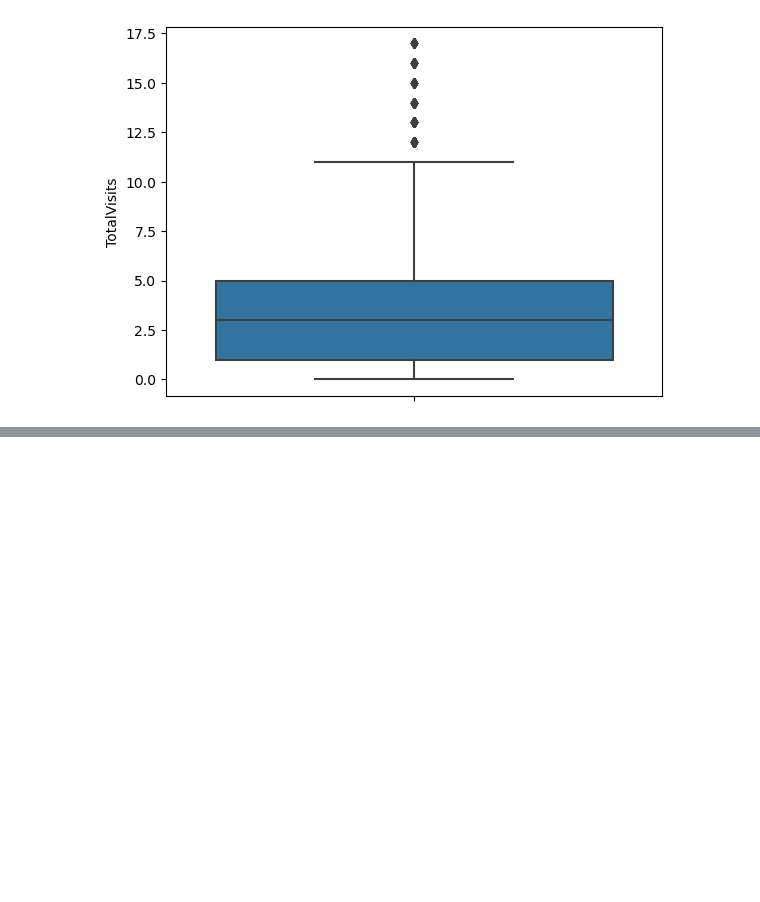
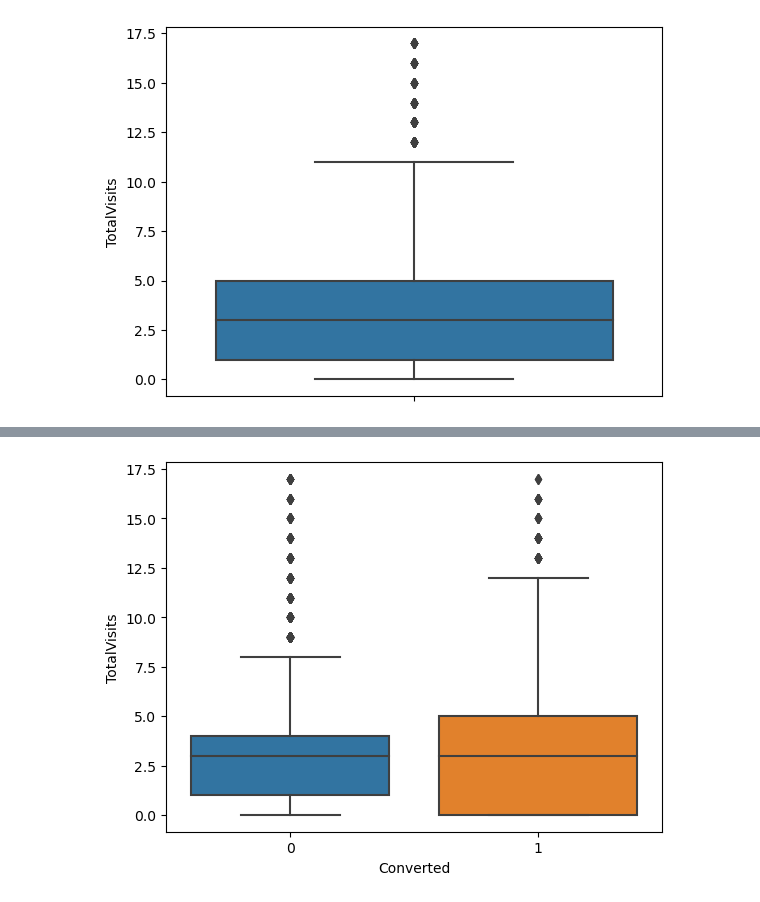
Before and after one commit to chitra1710/First_Repro, a Jupyter notebook: Lead_Scoring.ipynb, the cells around one changed output, grey strips where cells are left out. Cells and saved outputs as stored; diff of their text form; code cells hidden in the pictures; blank space fills up the shorter version.

```diff
--- a/Lead_Scoring.ipynb
+++ b/Lead_Scoring.ipynb
@@ -642,0 +659,6 @@ plt.show()
+# %%
+#checking Spread of "Total Visits" vs Converted variable
+sns.boxplot(y = 'TotalVisits', x = 'Converted', data = df)
+plt.show()
+# %% [output]
+[figure, added]
```
Also changed, not shown: parts of 21 cells of this notebook.
